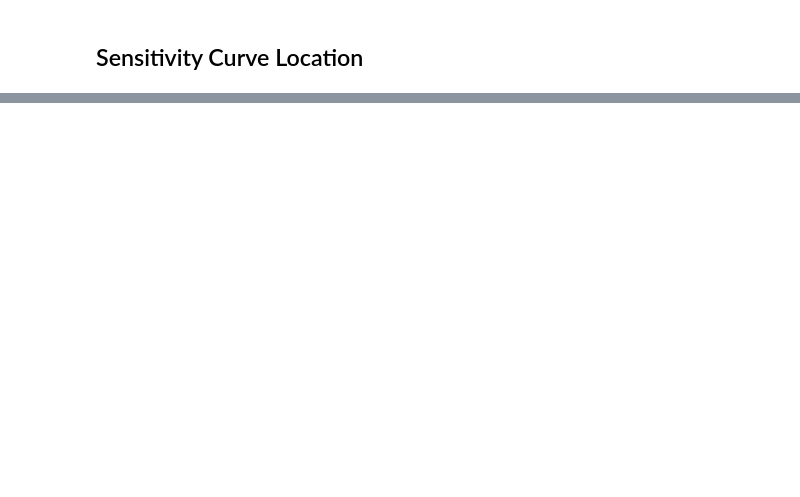
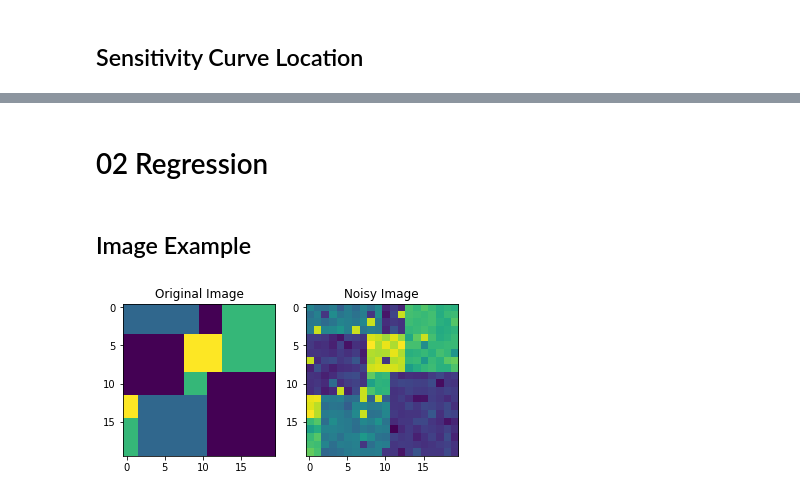
Before and after one commit to Mufabo/robustsp, a Jupyter notebook: robustsp.ipynb, the cells around one changed output, grey strips where cells are left out. Cells and saved outputs as stored; diff of their text form; code cells hidden in the pictures; blank space fills up the shorter version.

```diff
--- a/robustsp.ipynb
+++ b/robustsp.ipynb
@@ -132,0 +149,27 @@ plt.legend(('Standard Deviation', 'madn', 'Huber M', 'Tukey M'))
+# %% [markdown]
+# 02 Regression
+# %% [markdown]
+## Image Example
+# %%
+import matplotlib.pyplot as plt
+import os
+import robustsp as rsp
+import pkgutil
+import scipy.io as sio
+
+path = os.path.dirname(rsp.__file__) +'/data/images.mat'
+images = sio.loadmat(path)
+
+y20 = images['y20'] # clean image
+y20n = images['y20n'] # noisy image
+
+n = len(y20) # 400 pixels
+
+plt.subplot(1, 2, 1)
+plt.imshow(np.reshape(y20, [20, 20], order='F'))
+plt.title('Original Image')
+plt.subplot(1, 2, 2)
+plt.imshow(np.reshape(y20n, [20, 20], order='F'))
+_ = plt.title('Noisy Image')
+# %% [output]
+[figure, added]
```
Also changed, not shown: parts of 5 cells of this notebook.
